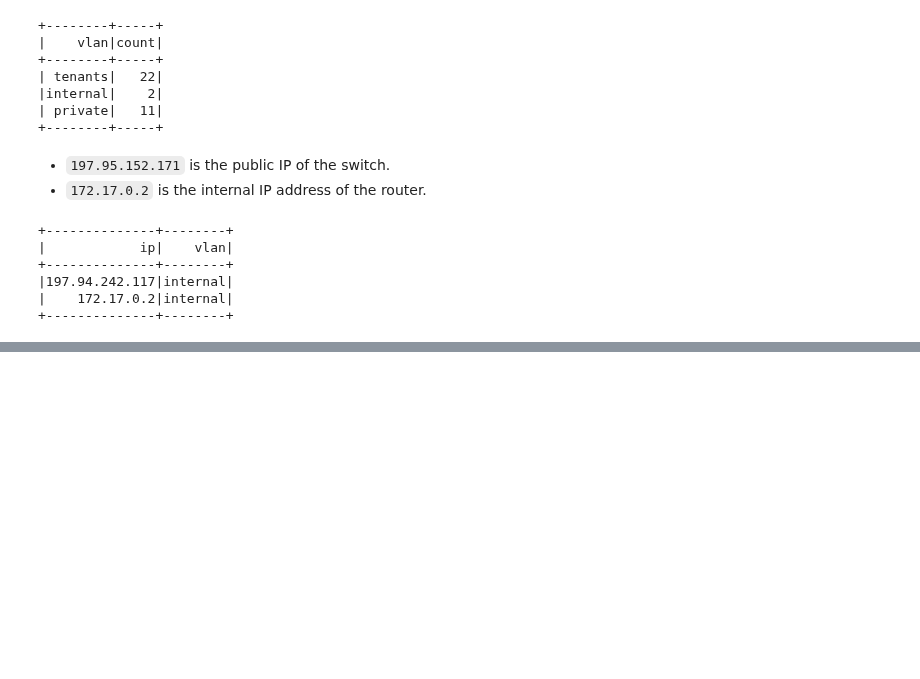
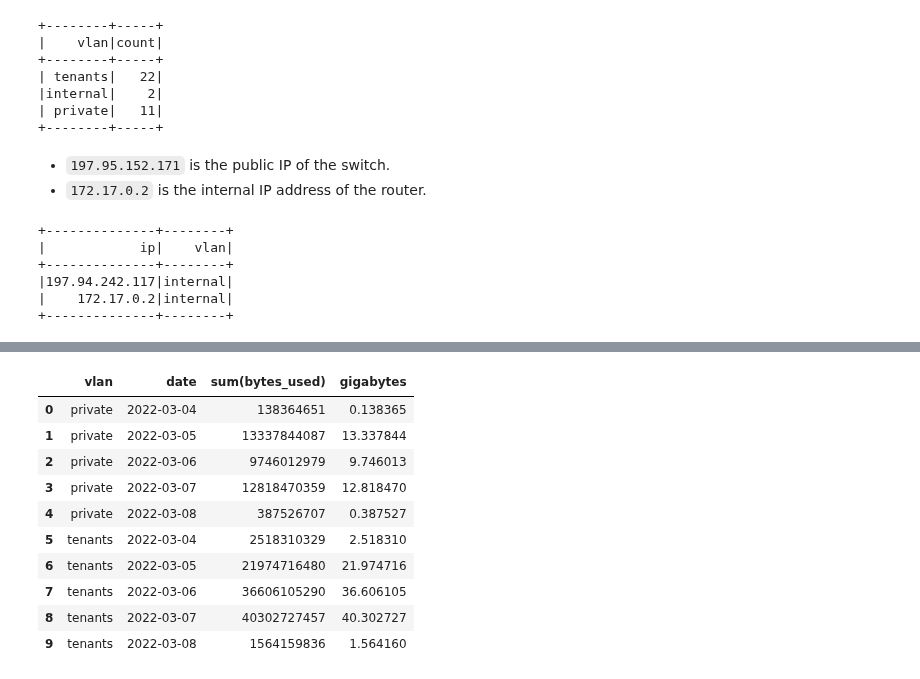
Before and after one commit to JohnnyFoulds/dsm010-2021-oct, a Jupyter notebook: coursework_02/cw02.ipynb, the cells around one changed output, grey strips where cells are left out. Cells and saved outputs as stored; diff of their text form; code cells hidden in the pictures; blank space fills up the shorter version.

```diff
--- a/coursework_02/cw02.ipynb
+++ b/coursework_02/cw02.ipynb
@@ -614,0 +643,8 @@ Row Count: 165,544
+# %%
+# get the summary data
+df_daily_summary = df_minute_vlan \
+    .groupBy('year', 'month', 'day', 'vlan') \
+    .sum('bytes_used') \
+    .orderBy('year', 'month', 'day', 'vlan').toPandas()
+
+df_daily_summary.head()
@@ -614,0 +671,27 @@ Row Count: 165,544
+# %%
+# resample the data to fill gaps if present
+df_daily_summary_resampled = df_daily_summary \
+    .set_index('date') \
+    .groupby('vlan') \
+    .resample('D') \
+    .sum() \
+    .ffill() \
+    .reset_index()
+
+# add a gigabytes column
+df_daily_summary_resampled['gigabytes'] = df_daily_summary_resampled['sum(bytes_used)'] / 1e9
+#df_daily_summary_resampled.sort_values('vlan', inplace=True)
+
+df_daily_summary_resampled.head(10)
+# %% [output]
+|  | vlan | date | sum(bytes_used) | gigabytes |
+| 0 | private | 2022-03-04 | 138364651 | 0.138365 |
+| 1 | private | 2022-03-05 | 13337844087 | 13.337844 |
+| 2 | private | 2022-03-06 | 9746012979 | 9.746013 |
+| 3 | private | 2022-03-07 | 12818470359 | 12.818470 |
+| 4 | private | 2022-03-08 | 387526707 | 0.387527 |
+| 5 | tenants | 2022-03-04 | 2518310329 | 2.518310 |
+| 6 | tenants | 2022-03-05 | 21974716480 | 21.974716 |
+| 7 | tenants | 2022-03-06 | 36606105290 | 36.606105 |
+| 8 | tenants | 2022-03-07 | 40302727457 | 40.302727 |
+| 9 | tenants | 2022-03-08 | 1564159836 | 1.564160 |
```
Also changed, not shown: parts of 12 cells of this notebook.
